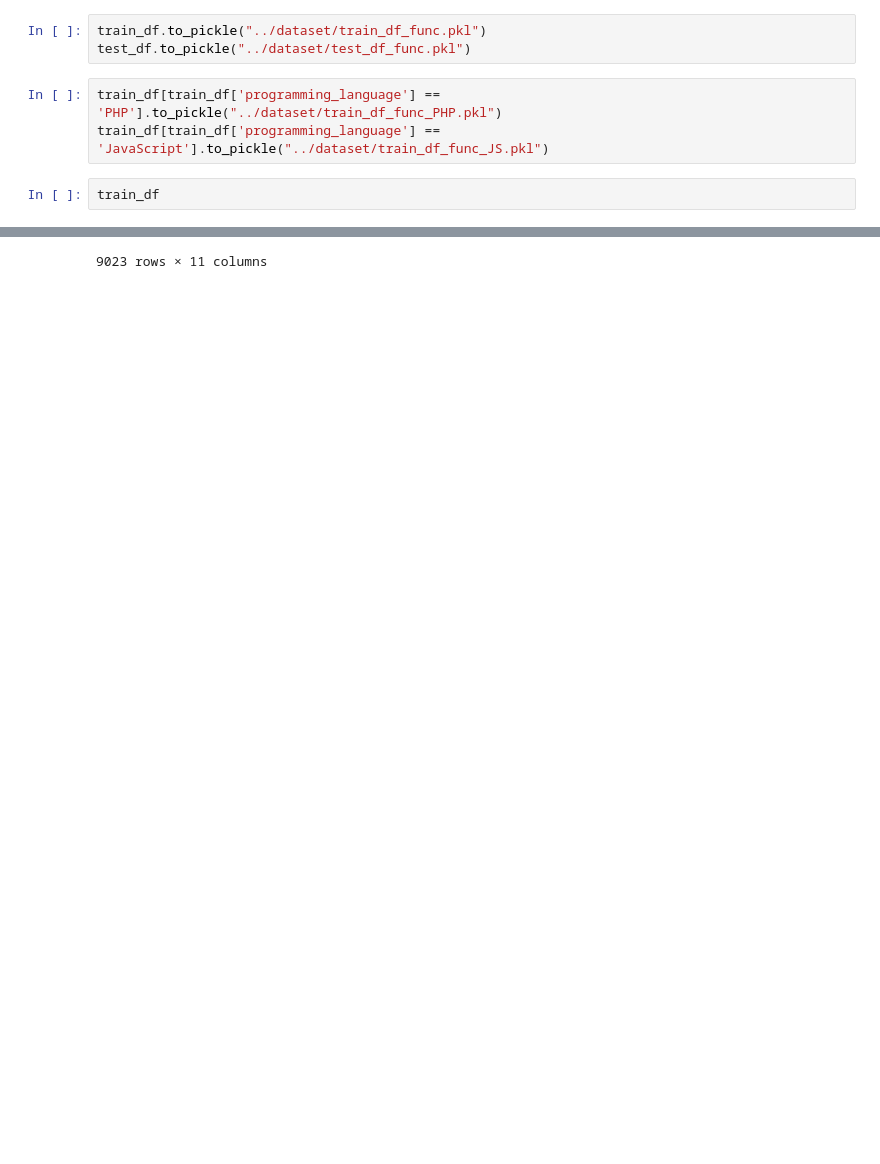
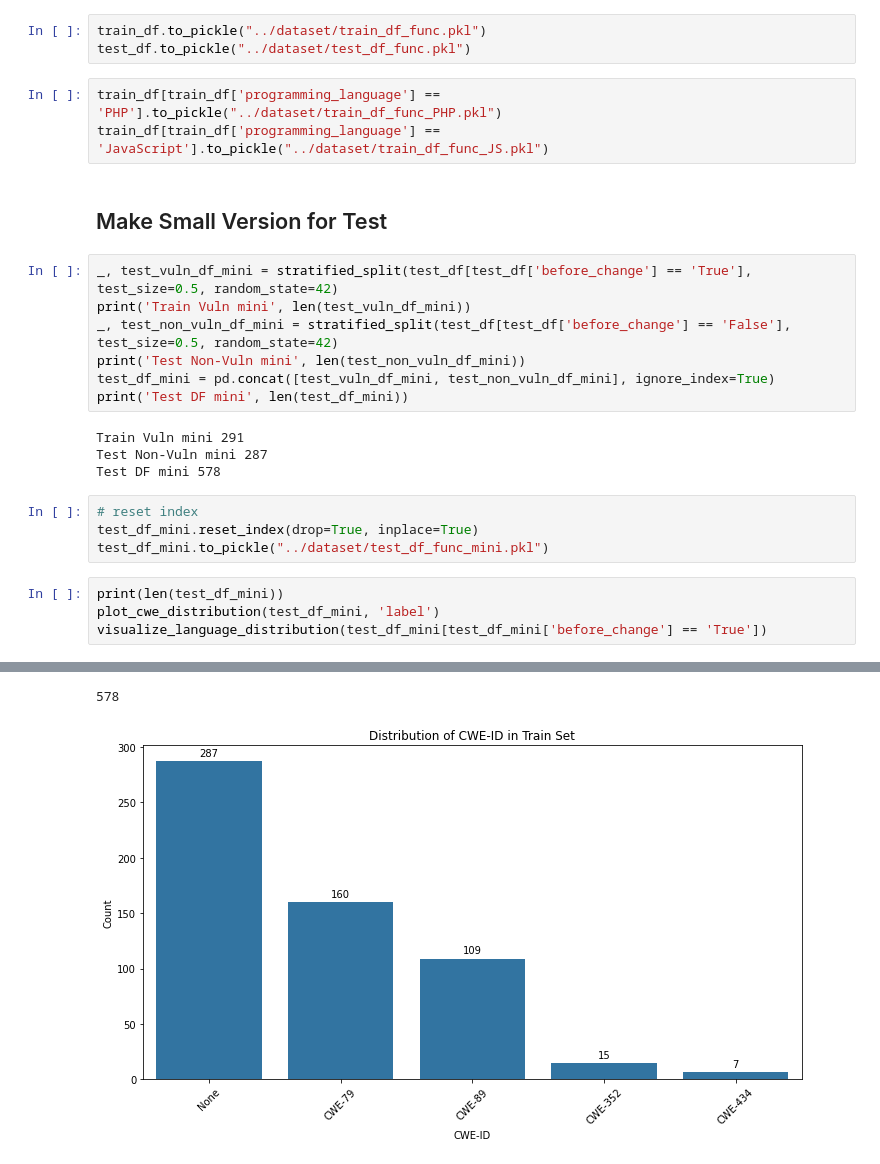
Before and after one commit to kei5uke/llm-code-vuln, a Jupyter notebook: notebook/df_for_test_func.ipynb, the cells around one changed output, grey strips where cells are left out. Drawn from its saved outputs; the diff is of its cells as text; blank space fills up the shorter version.

```diff
--- a/notebook/df_for_test_func.ipynb
+++ b/notebook/df_for_test_func.ipynb
@@ -267,6 +288,25 @@ test_df.to_pickle("../dataset/test_df_func.pkl")
 # %%
 train_df[train_df['programming_language'] == 'PHP'].to_pickle("../dataset/train_df_func_PHP.pkl")
 train_df[train_df['programming_language'] == 'JavaScript'].to_pickle("../dataset/train_df_func_JS.pkl")
+# %% [markdown]
+## Make Small Version for Test
+# %%
+_, test_vuln_df_mini = stratified_split(test_df[test_df['before_change'] == 'True'], test_size=0.5, random_state=42)
+print('Train Vuln mini', len(test_vuln_df_mini))
+_, test_non_vuln_df_mini = stratified_split(test_df[test_df['before_change'] == 'False'], test_size=0.5, random_state=42)
+print('Test Non-Vuln mini', len(test_non_vuln_df_mini))
+test_df_mini = pd.concat([test_vuln_df_mini, test_non_vuln_df_mini], ignore_index=True)
+print('Test DF mini', len(test_df_mini))
+# %% [output]
+Train Vuln mini 291
+Test Non-Vuln mini 287
+Test DF mini 578
+# %%
+# reset index
+test_df_mini.reset_index(drop=True, inplace=True)
+test_df_mini.to_pickle("../dataset/test_df_func_mini.pkl")
 # %%
-train_df
+print(len(test_df_mini))
+plot_cwe_distribution(test_df_mini, 'label')
+visualize_language_distribution(test_df_mini[test_df_mini['before_change'] == 'True'])
 # %% [output]
@@ -285 +313,2 @@ train_df
-9023 rows × 11 columns
+578
+[figure, added]
```
Also changed, not shown: parts of 6 cells of this notebook, 6 other files.
